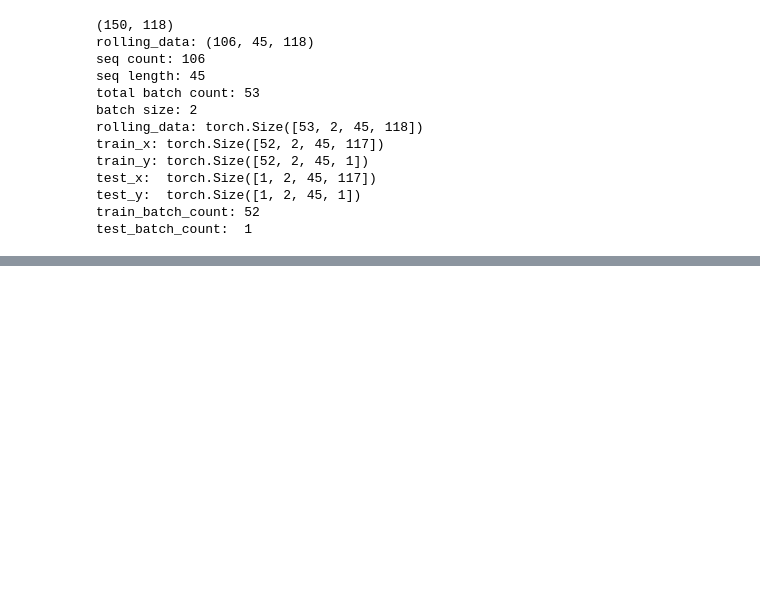
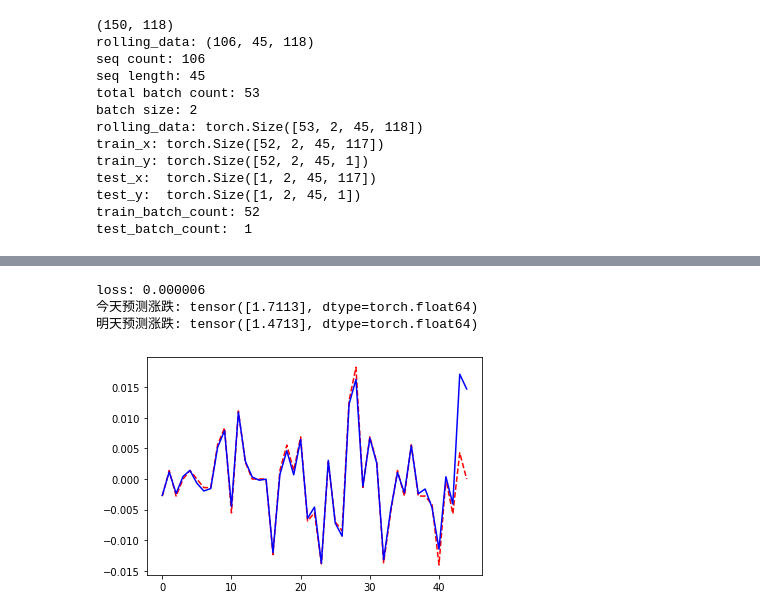
Before and after one commit to matrixleon18/SHUFE, a Jupyter notebook: jupyterlab/Simple_LTSM.ipynb, the cells around one changed output, grey strips where cells are left out. Saved outputs shown, nothing was run; the diff lists cells and outputs as text; code cells hidden in the pictures; blank space fills up the shorter version.

```diff
--- a/jupyterlab/Simple_LTSM.ipynb
+++ b/jupyterlab/Simple_LTSM.ipynb
@@ -259,0 +391,25 @@ True
+# %%
+pred = model(test_x[0])
+
+test_y=test_y.cpu()
+pred = pred.cpu()
+
+loss = loss_func(pred, test_y[0])
+print("loss: {:.6f}".format(loss.item()))
+print("今天预测涨跌: {}".format(pred[-1][-2].data*100))
+print("明天预测涨跌: {}".format(pred[-1][-1].data*100))
+
+# actual_line = np.array(test_y[0]).flatten().tolist()
+# pred_line = pred.data.numpy().flatten().tolist()
+
+actual_line = np.array(test_y[0][-1]).flatten().tolist()
+pred_line = pred[-1].data.numpy().flatten().tolist()
+
+plt.plot(actual_line, 'r--')
+plt.plot(pred_line, 'b-')
+plt.show()
+# %% [output]
+loss: 0.000006
+今天预测涨跌: tensor([1.7113], dtype=torch.float64)
+明天预测涨跌: tensor([1.4713], dtype=torch.float64)
+[figure, added]
```
Also changed, not shown: parts of 5 cells of this notebook.
